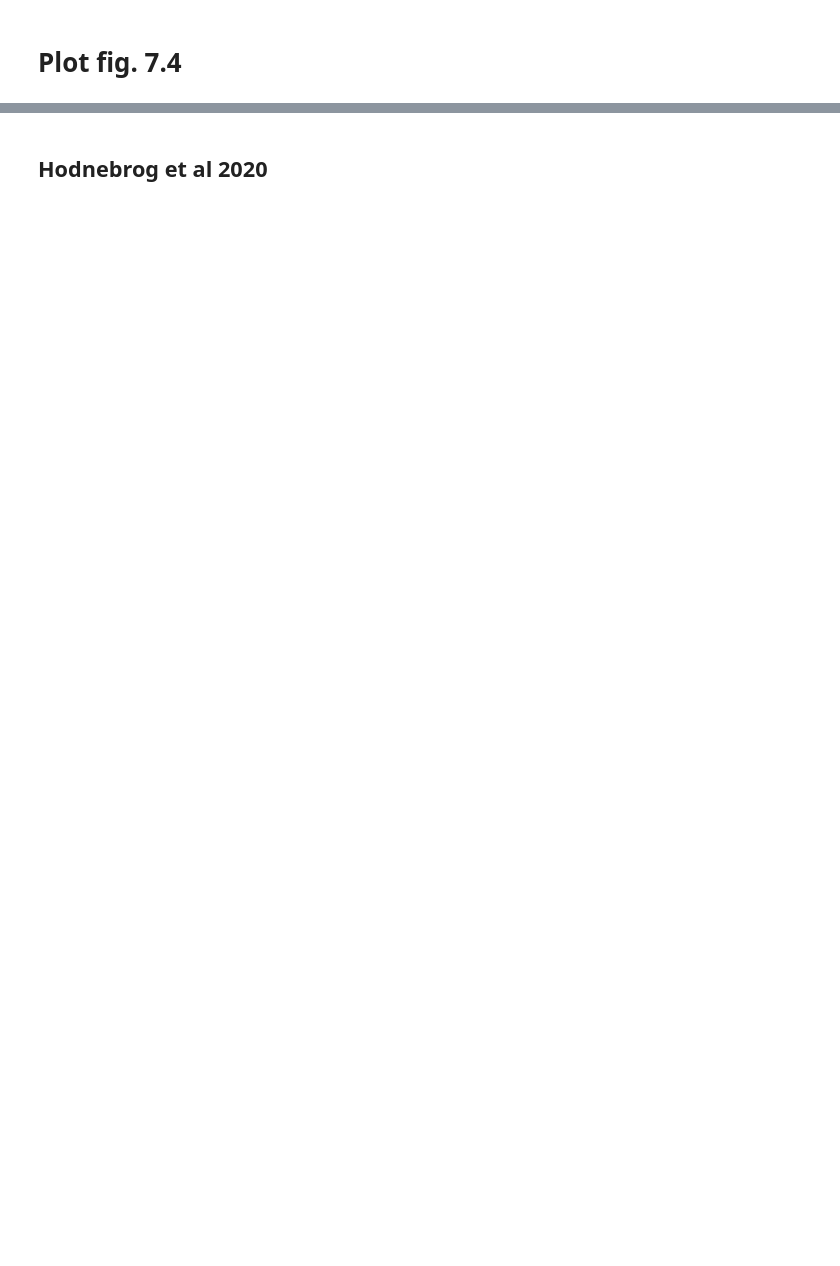
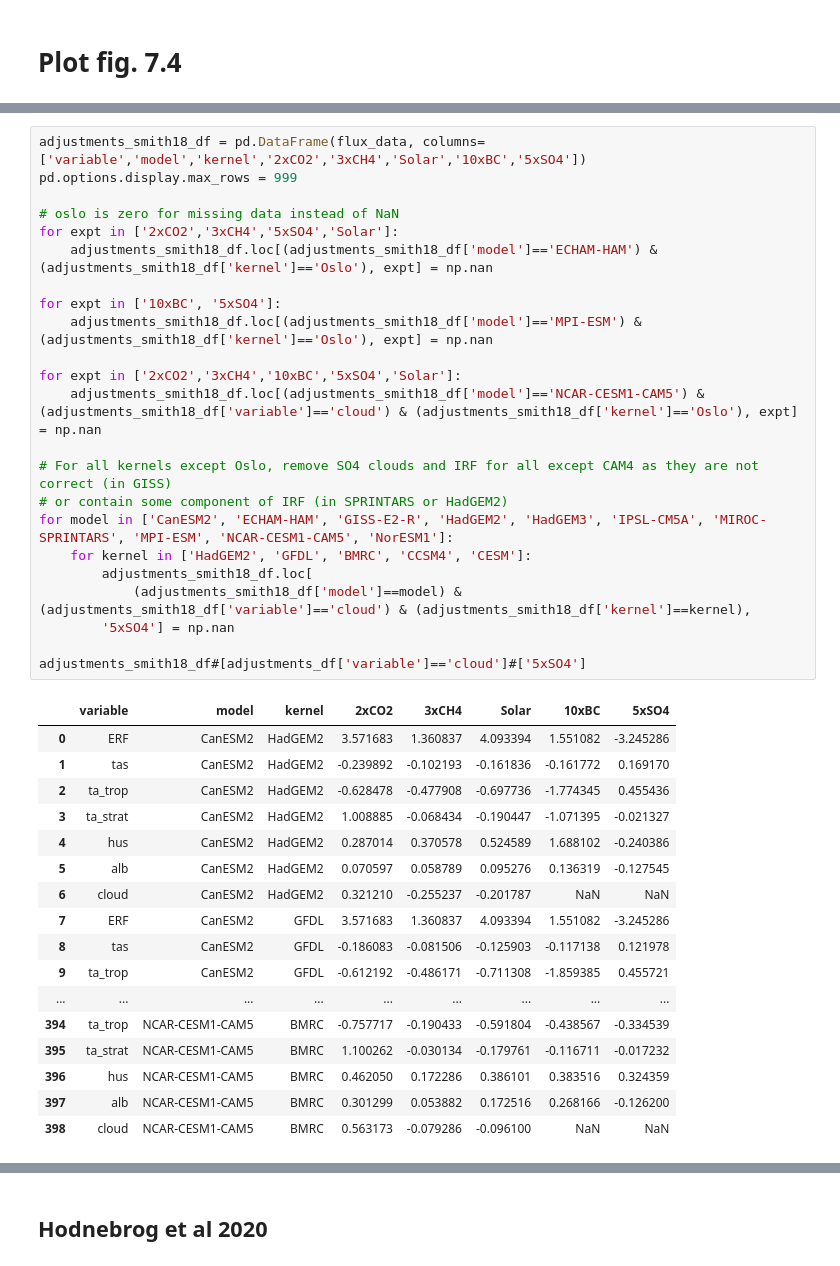
Before and after one commit to chrisroadmap/ar6, a Jupyter notebook: notebooks/270_chapter7_fig7.4.ipynb, the cells around one changed output, grey strips where cells are left out. Cells and saved outputs as stored; diff of their text form; blank space fills up the shorter version.

```diff
--- a/notebooks/270_chapter7_fig7.4.ipynb
+++ b/notebooks/270_chapter7_fig7.4.ipynb
@@ -104,0 +85,41 @@ Deprecated in NumPy 1.20; for more details and guidance: https://numpy.org/devdo
+# %%
+adjustments_smith18_df = pd.DataFrame(flux_data, columns=['variable','model','kernel','2xCO2','3xCH4','Solar','10xBC','5xSO4'])
+pd.options.display.max_rows = 999
+
+# oslo is zero for missing data instead of NaN
+for expt in ['2xCO2','3xCH4','5xSO4','Solar']:
+    adjustments_smith18_df.loc[(adjustments_smith18_df['model']=='ECHAM-HAM') & (adjustments_smith18_df['kernel']=='Oslo'), expt] = np.nan
+
+for expt in ['10xBC', '5xSO4']:
+    adjustments_smith18_df.loc[(adjustments_smith18_df['model']=='MPI-ESM') & (adjustments_smith18_df['kernel']=='Oslo'), expt] = np.nan
+
+for expt in ['2xCO2','3xCH4','10xBC','5xSO4','Solar']:
+    adjustments_smith18_df.loc[(adjustments_smith18_df['model']=='NCAR-CESM1-CAM5') & (adjustments_smith18_df['variable']=='cloud') & (adjustments_smith18_df['kernel']=='Oslo'), expt] = np.nan
+
+# For all kernels except Oslo, remove SO4 clouds and IRF for all except CAM4 as they are not correct (in GISS)
+# or contain some component of IRF (in SPRINTARS or HadGEM2)
+for model in ['CanESM2', 'ECHAM-HAM', 'GISS-E2-R', 'HadGEM2', 'HadGEM3', 'IPSL-CM5A', 'MIROC-SPRINTARS', 'MPI-ESM', 'NCAR-CESM1-CAM5', 'NorESM1']:
+    for kernel in ['HadGEM2', 'GFDL', 'BMRC', 'CCSM4', 'CESM']:
+        adjustments_smith18_df.loc[
+            (adjustments_smith18_df['model']==model) & (adjustments_smith18_df['variable']=='cloud') & (adjustments_smith18_df['kernel']==kernel),
+        '5xSO4'] = np.nan
+
+adjustments_smith18_df#[adjustments_df['variable']=='cloud']#['5xSO4']
+# %% [output]
+|  | variable | model | kernel | 2xCO2 | 3xCH4 | Solar | 10xBC | 5xSO4 |
+| 0 | ERF | CanESM2 | HadGEM2 | 3.571683 | 1.360837 | 4.093394 | 1.551082 | -3.245286 |
+| 1 | tas | CanESM2 | HadGEM2 | -0.239892 | -0.102193 | -0.161836 | -0.161772 | 0.169170 |
+| 2 | ta_trop | CanESM2 | HadGEM2 | -0.628478 | -0.477908 | -0.697736 | -1.774345 | 0.455436 |
+| 3 | ta_strat | CanESM2 | HadGEM2 | 1.008885 | -0.068434 | -0.190447 | -1.071395 | -0.021327 |
+| 4 | hus | CanESM2 | HadGEM2 | 0.287014 | 0.370578 | 0.524589 | 1.688102 | -0.240386 |
+| 5 | alb | CanESM2 | HadGEM2 | 0.070597 | 0.058789 | 0.095276 | 0.136319 | -0.127545 |
+| 6 | cloud | CanESM2 | HadGEM2 | 0.321210 | -0.255237 | -0.201787 | NaN | NaN |
+| 7 | ERF | CanESM2 | GFDL | 3.571683 | 1.360837 | 4.093394 | 1.551082 | -3.245286 |
+| 8 | tas | CanESM2 | GFDL | -0.186083 | -0.081506 | -0.125903 | -0.117138 | 0.121978 |
+| 9 | ta_trop | CanESM2 | GFDL | -0.612192 | -0.486171 | -0.711308 | -1.859385 | 0.455721 |
+| ... | ... | ... | ... | ... | ... | ... | ... | ... |
+| 394 | ta_trop | NCAR-CESM1-CAM5 | BMRC | -0.757717 | -0.190433 | -0.591804 | -0.438567 | -0.334539 |
+| 395 | ta_strat | NCAR-CESM1-CAM5 | BMRC | 1.100262 | -0.030134 | -0.179761 | -0.116711 | -0.017232 |
+| 396 | hus | NCAR-CESM1-CAM5 | BMRC | 0.462050 | 0.172286 | 0.386101 | 0.383516 | 0.324359 |
+| 397 | alb | NCAR-CESM1-CAM5 | BMRC | 0.301299 | 0.053882 | 0.172516 | 0.268166 | -0.126200 |
+| 398 | cloud | NCAR-CESM1-CAM5 | BMRC | 0.563173 | -0.079286 | -0.096100 | NaN | NaN |
```
Also changed, not shown: parts of 25 cells of this notebook, 6 other files.
